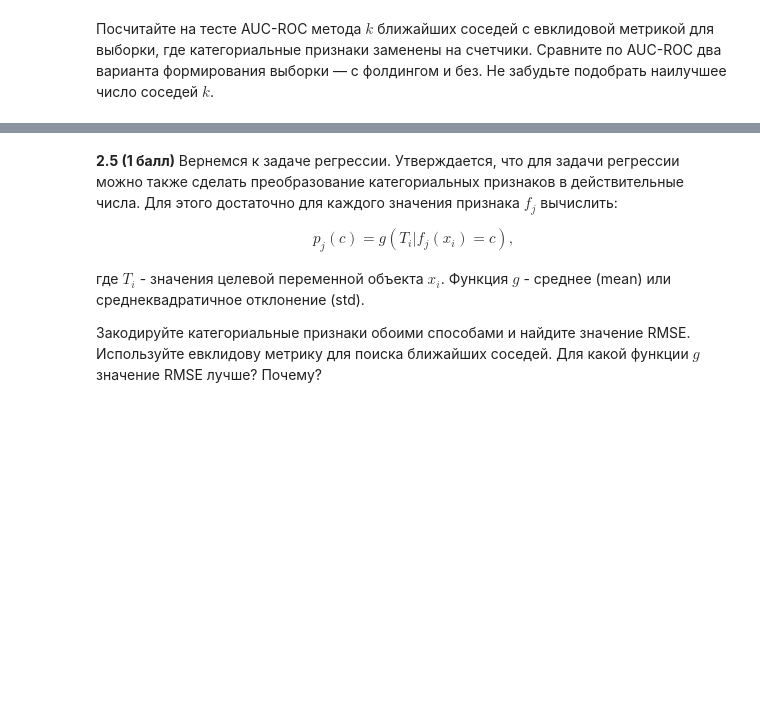
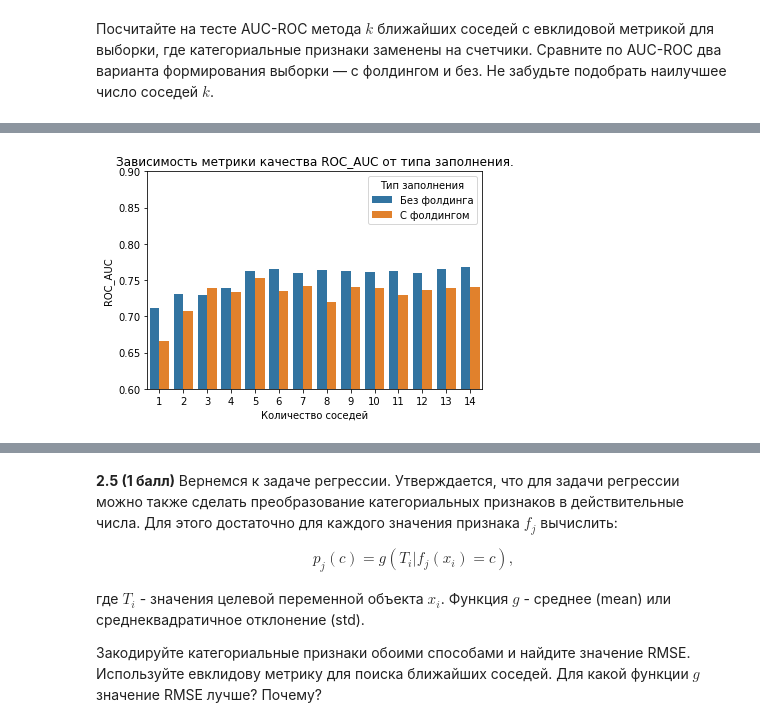
Before and after one commit to paniquex/ML_DS_practice, a Jupyter notebook: MMRO/HW_02/hw-practise-2-kuzmin-nikita.ipynb, the cells around one changed output, grey strips where cells are left out. Saved outputs shown, nothing was run; the diff lists cells and outputs as text; code cells hidden in the pictures; blank space fills up the shorter version.

```diff
--- a/MMRO/HW_02/hw-practise-2-kuzmin-nikita.ipynb
+++ b/MMRO/HW_02/hw-practise-2-kuzmin-nikita.ipynb
@@ -1036,23 +857,27 @@ best_score_param
 # %%
 X_train_cat_with_folding = counters_with_folds(X_train_cat, y_train_cat['target'])
 # %%
-knn_regressor = KNNRegressor(15, metric='euclidean')
-weights_list = ['uniform', 'distance']
+weights_list = ['uniform']
 k_max = 15
 k_list = np.arange(k_max)
 best_score_param = {'score': None, 'param': None}
 for weights in weights_list:
     knn_regressor = KNNRegressor(k_max, metric='euclidean', mode=weights, test_block_size=10000)
-    knn_regressor.fit(X_train_cat_with_folding, y_train_cat['target'].values)
+    knn_regressor.fit(X_train_cat_with_folding, y_train_cat['target'])
     knn_regressor.find_kneighbors(X_test_cat_without_folding, return_distance=True)
     for k in k_list[1:]:
         knn_regressor.n_neighbors = k
         pred = knn_regressor.predict_opt(X_test_cat_without_folding)
         roc_auc = roc_auc_score(pred, y_test_cat['target'].values)
-        print(f'n_neighbors: {k}, weights: {weights}, roc_auc: {roc_auc}')
         if best_score_param['score'] is None:
             best_score_param['score'] = roc_auc
             best_score_param['param'] = str(weights) + '_' + str(k)
         elif abs(best_score_param['score'] - 0.5) < abs(roc_auc - 0.5):
             best_score_param['score'] = roc_auc
             best_score_param['param'] = str(weights) + '_' + str(k)
+        logs = np.append(logs,
+                             np.array(['С фолдингом',
+                                        k,
+                                        weights,
+                                        roc_auc])[None, :],
+                                        axis=0)
@@ -1080,0 +888,8 @@ best_score_param
+# %%
+logs_data = pd.DataFrame(logs, columns=['Тип заполнения',
+                                        'Количество соседей',
+                                        'Веса',
+                                        'ROC_AUC'])
+# %%
+logs_data = logs_data.drop([0], axis=0) # так как первая строка - нули
+logs_data.head(5)
@@ -1080,0 +903,13 @@ best_score_param
+# %%
+logs_data['ROC_AUC'] = logs_data['ROC_AUC'].astype(float)
+logs_data['Количество соседей'] = logs_data['Количество соседей'].astype(int)
+# %%
+sns.barplot(x='Количество соседей',
+            y='ROC_AUC',
+            hue='Тип заполнения',
+            data=logs_data)
+plt.ylim(0.6, 0.9)
+plt.title('Зависимость метрики качества ROC_AUC от типа заполнения.')
+plt.show()
+# %% [output]
+[figure, added]
```
Also changed, not shown: parts of 201 cells of this notebook.
